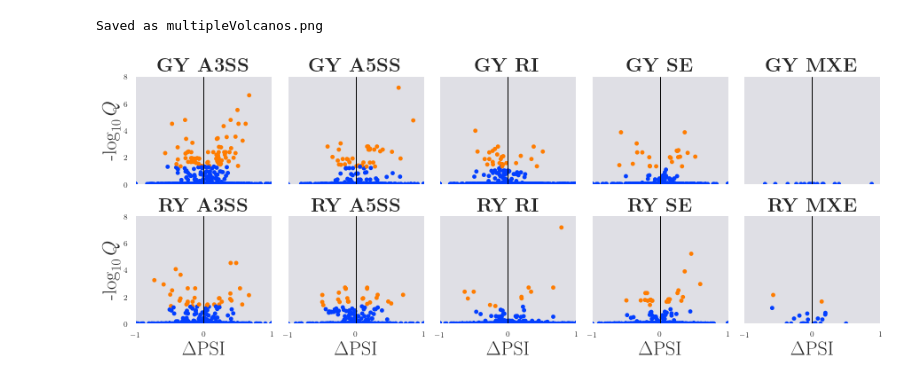
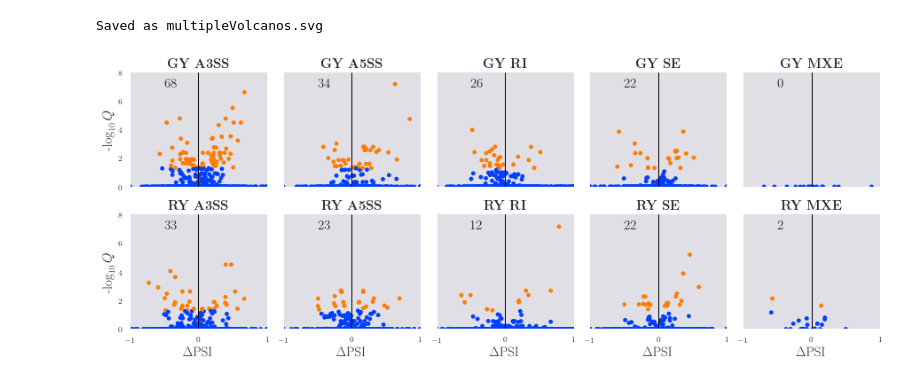
Before and after one commit to MiqueiasFernandes/bioinformatics, a Jupyter notebook: Volcano Seaborn.ipynb, the cells around one changed output. Saved outputs shown, nothing was run; the diff lists cells and outputs as text; code cells hidden in the pictures.

```diff
--- a/Volcano Seaborn.ipynb
+++ b/Volcano Seaborn.ipynb
@@ -16,10 +16,14 @@ rc('text', usetex=True)
 #lista fontes disponiveis
 #import matplotlib.font_manager
 #matplotlib.font_manager.findSystemFonts(fontpaths=None, fontext='ttf')
+# %%
+TITLE_SIZE = 15
+LABEL_SIZE = 15
+NOTE_SIZE = 15
 # %%
 rc = {'lines.linewidth': 2,
-      'axes.labelsize': 22,
-      'axes.titlesize': 20,
+      'axes.labelsize': LABEL_SIZE,
+      'axes.titlesize': TITLE_SIZE,
       'legend.fontsize': 'x-large',
       'font.family':'cmu', 'font.serif':['cmu'],
       'axes.facecolor': 'DFDFE5'}
@@ -80,15 +84,15 @@ def volcano(
     plt.savefig(output, dpi=150)
     return plt
 # %%
-def multipleVolcanos(data, output="multipleVolcanos.png",
+def multipleVolcanos(data, output="multipleVolcanos.svg",
                      lab_col="Label", psi_col="PSI", fdr_col="log10fdr", sig_col="qValue",
                      paleta="bright",
                      xlim=(-1, 1), ylim=(0, 8),
                      h=2.5,
-                     sig_label="ALL", bicolor=False):
+                     sig_label="SIG", bicolor=False, notes=None):
 
     paleta="gray" if bicolor else paleta
-    data['hue'] = data["qValue"].map(lambda x: 1 if x == sig_label else 0) if bicolor else data["qValue"]
+    data['hue'] = data["qValue"].map(lambda x: 0 if x == sig_label else 1) if bicolor else data["qValue"]
 
     # Initialize a grid of plots with an Axes for each walk
     grid = sns.FacetGrid(data, col=lab_col, palette=paleta, col_wrap=5, height=h)
@@ -102,7 +106,11 @@ def multipleVolcanos(data, output="multipleVolcanos.png",
     for ax in grid.axes:
         ax.set_ylabel(r'-$\log_{10}{Q}$').set_path_effects([path_effects.Normal()])
         ax.set_xlabel(r'$\Delta$PSI').set_path_effects([path_effects.Normal()])
-        ax.title.set_text(r'\textbf{%s}' % ax.title.get_text().replace('Label = ', ''))
+        lab = ax.title.get_text().replace('Label = ', '')
+        ax.title.set_text(r'\textbf{%s}' % lab)
+        if notes:
+            text, posX, posY = notes(data.loc[data[lab_col] == lab])
+            ax.annotate(text, xy=(posX, posY), fontsize=NOTE_SIZE)
 
     # Adjust the tick positions and labels
     grid.set(xticks=[-1,0,1], xlim=xlim, ylim=ylim)
@@ -124,8 +132,3 @@ gy_dt.Label = "GY " + gy_dt.Label
 ry_dt.Label = "RY " + ry_dt.Label
 # %%
 all_data = pd.concat([gy_dt, ry_dt])
-# %%
-g = multipleVolcanos(all_data)
-# %% [output]
-Saved as multipleVolcanos.png
-[figure, removed]
@@ -133,0 +135,7 @@ volcano(all_data)
+# %%
+g = multipleVolcanos(all_data,
+                     notes=lambda dt: (len(dt.loc[dt['qValue'] == 'SIG']), -.5, 7)
+                    )
+# %% [output]
+Saved as multipleVolcanos.svg
+[figure, added]
```
Also changed, not shown: parts of 3 cells of this notebook.
